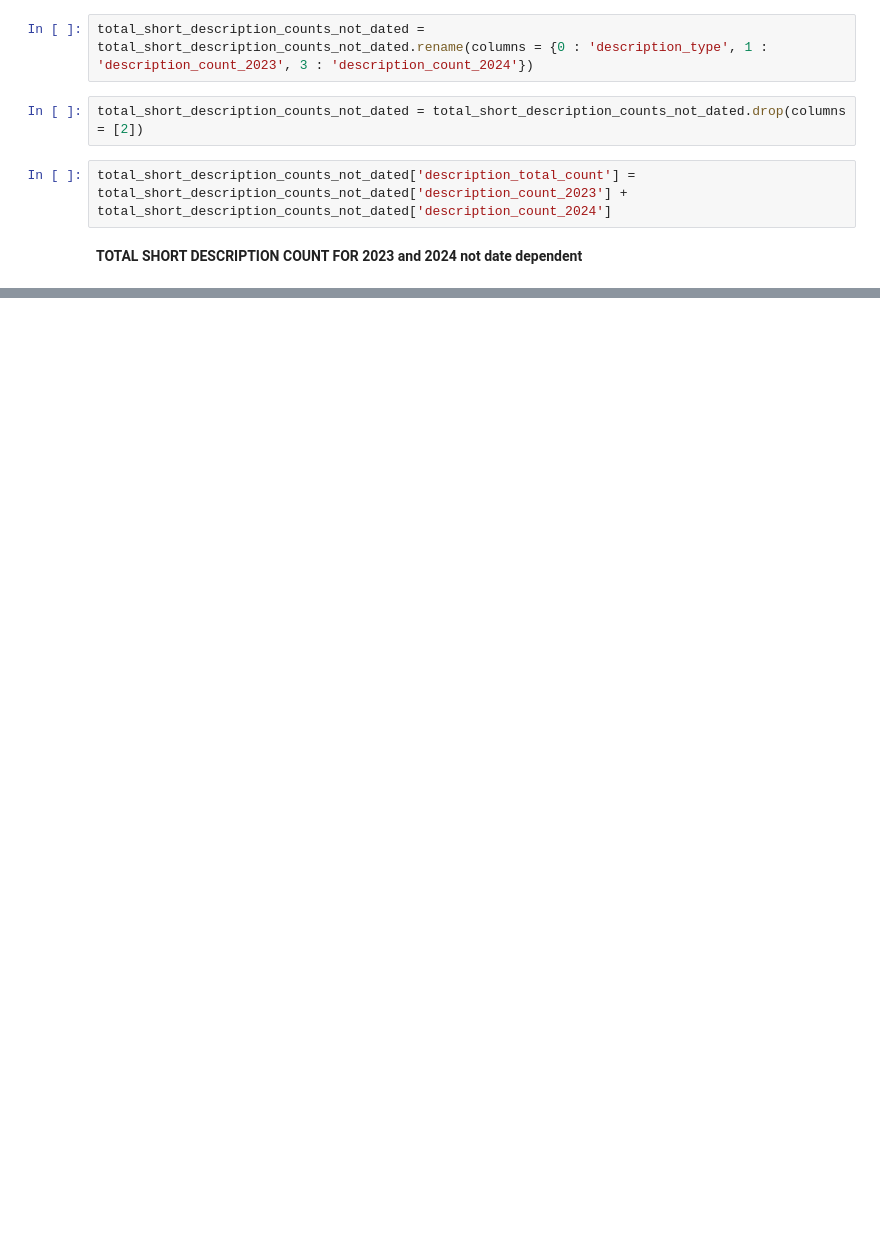
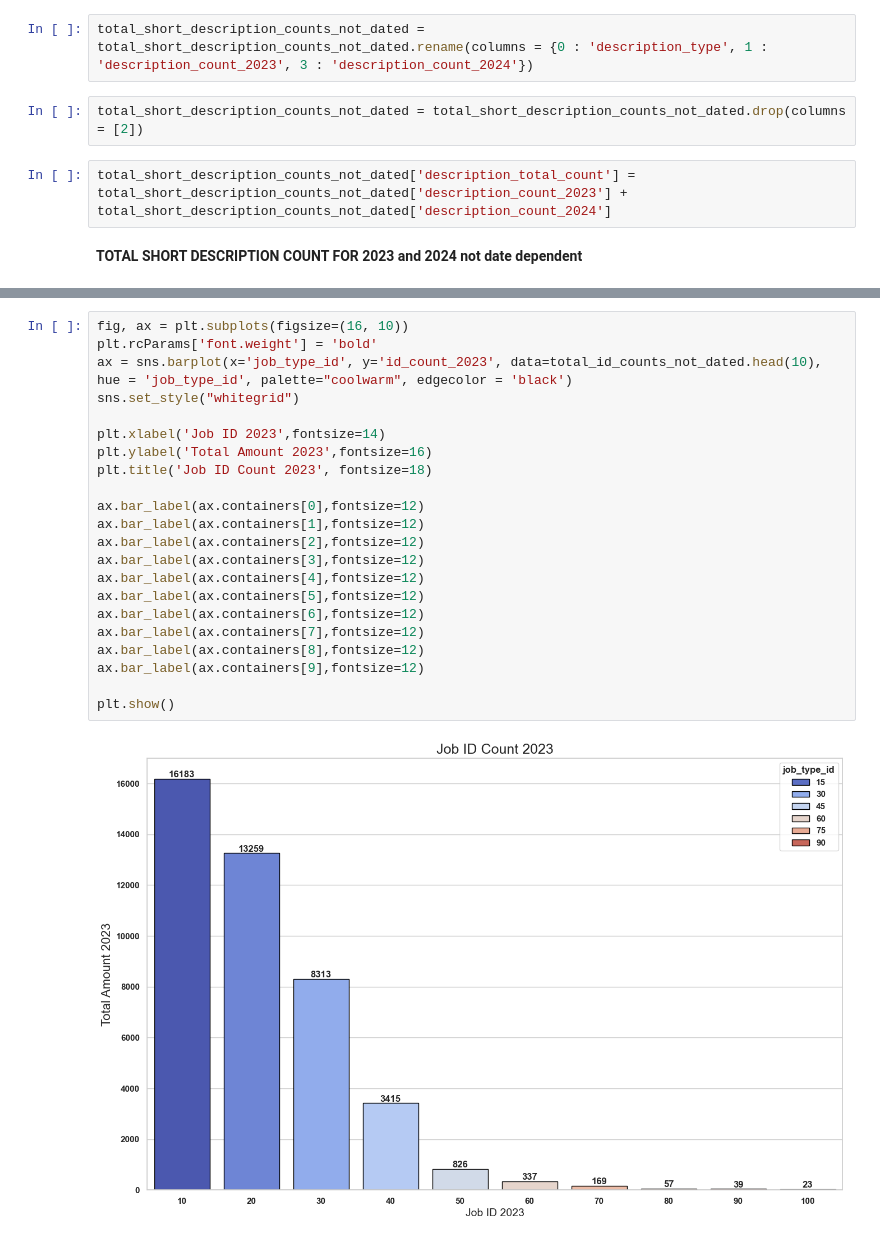
Before and after one commit to NSS-Full-Time-Data-Analytics-14/metal-fabrication-snickers, a Jupyter notebook: Notebook/Actual Metal Project.ipynb, the cells around one changed output, grey strips where cells are left out. Cells and saved outputs as stored; diff of their text form; blank space fills up the shorter version.

```diff
--- a/Notebook/Actual Metal Project.ipynb
+++ b/Notebook/Actual Metal Project.ipynb
@@ -229,0 +731,24 @@ total_short_description_counts_not_dated
+# %%
+fig, ax = plt.subplots(figsize=(16, 10))
+plt.rcParams['font.weight'] = 'bold'
+ax = sns.barplot(x='job_type_id', y='id_count_2023', data=total_id_counts_not_dated.head(10), hue = 'job_type_id', palette="coolwarm", edgecolor = 'black')
+sns.set_style("whitegrid")
+
+plt.xlabel('Job ID 2023',fontsize=14)
+plt.ylabel('Total Amount 2023',fontsize=16)
+plt.title('Job ID Count 2023', fontsize=18)
+
+ax.bar_label(ax.containers[0],fontsize=12)
+ax.bar_label(ax.containers[1],fontsize=12)
+ax.bar_label(ax.containers[2],fontsize=12)
+ax.bar_label(ax.containers[3],fontsize=12)
+ax.bar_label(ax.containers[4],fontsize=12)
+ax.bar_label(ax.containers[5],fontsize=12)
+ax.bar_label(ax.containers[6],fontsize=12)
+ax.bar_label(ax.containers[7],fontsize=12)
+ax.bar_label(ax.containers[8],fontsize=12)
+ax.bar_label(ax.containers[9],fontsize=12)
+
+plt.show()
+# %% [output]
+[figure, added]
```
Also changed, not shown: parts of 48 cells of this notebook.
